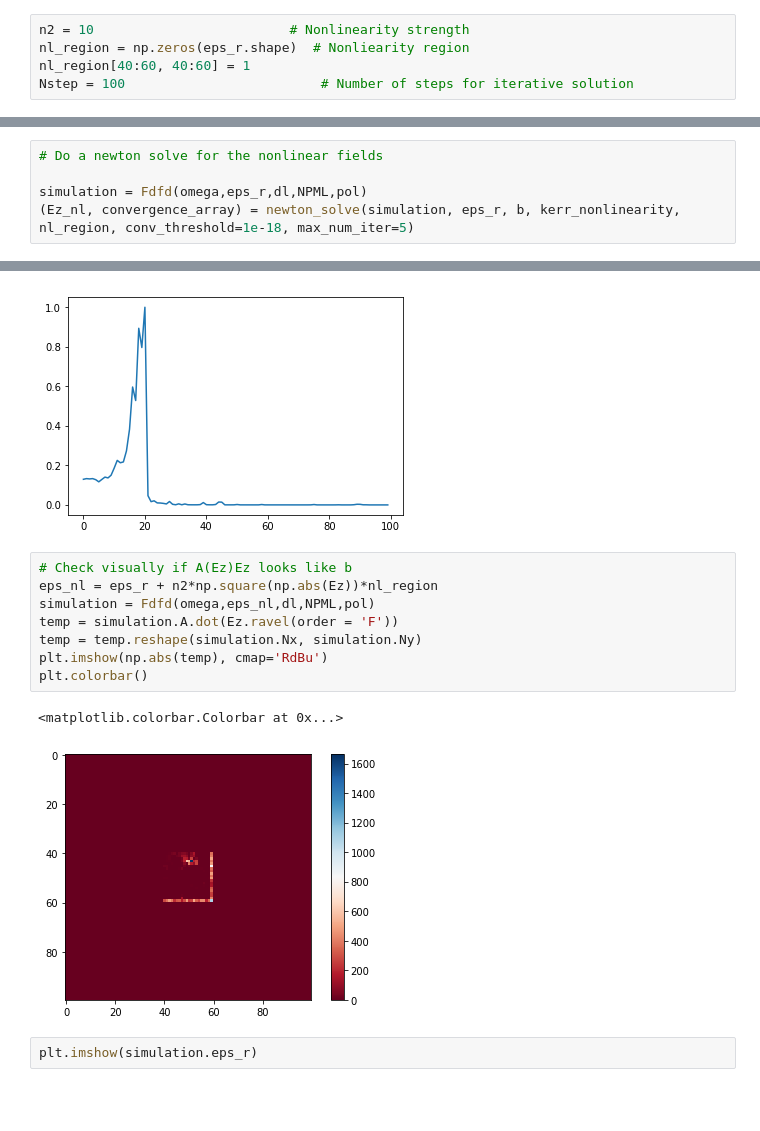
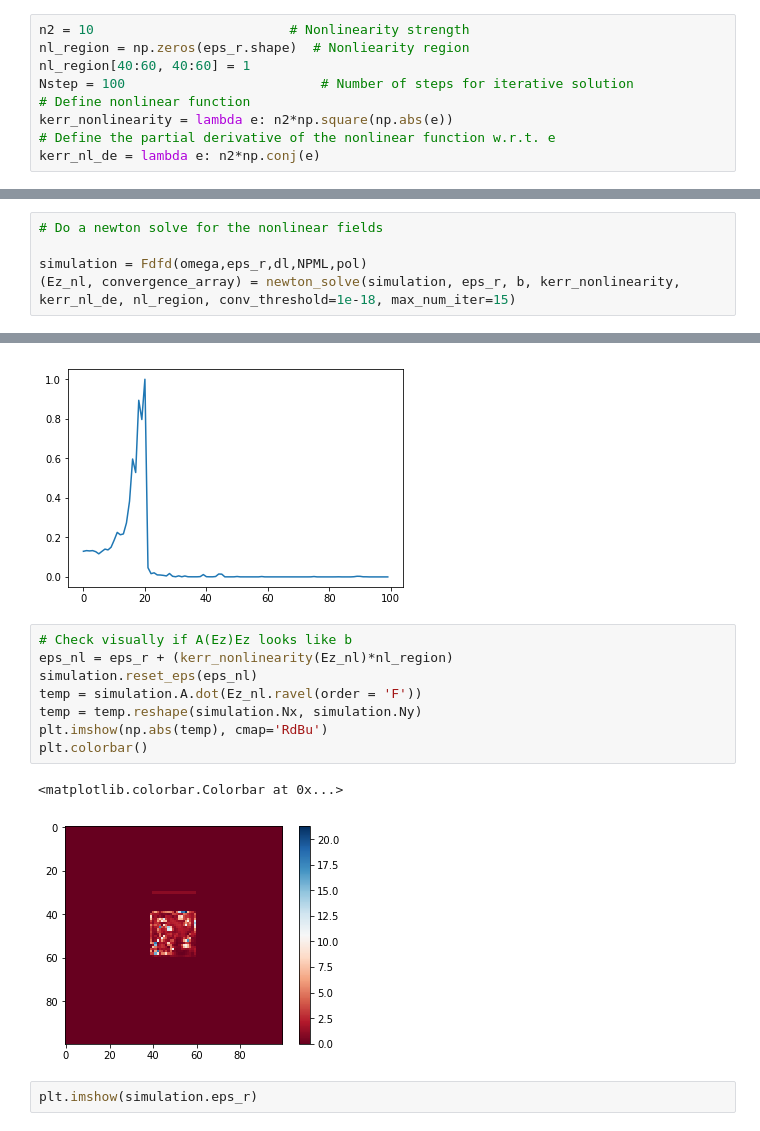
Before and after one commit to fancompute/angler, a Jupyter notebook: Main.ipynb, the cells around one changed output, grey strips where cells are left out. Drawn from its saved outputs; the diff is of its cells as text; blank space fills up the shorter version.

Commit message:
Updated Newton's to include e and e* but still doesn't seem to work

```diff
--- a/Main.ipynb
+++ b/Main.ipynb
@@ -41,5 +41,9 @@ n2 = 10                         # Nonlinearity strength
 nl_region = np.zeros(eps_r.shape)  # Nonliearity region
 nl_region[40:60, 40:60] = 1
 Nstep = 100                         # Number of steps for iterative solution
+# Define nonlinear function
+kerr_nonlinearity = lambda e: n2*np.square(np.abs(e))
+# Define the partial derivative of the nonlinear function w.r.t. e
+kerr_nl_de = lambda e: n2*np.conj(e)
 # %%
 # Do a born solve for the nonlinear fields
@@ -59,7 +62,7 @@ plt.show()
 # Do a newton solve for the nonlinear fields
 
 simulation = Fdfd(omega,eps_r,dl,NPML,pol)
-(Ez_nl, convergence_array) = newton_solve(simulation, eps_r, b, kerr_nonlinearity, nl_region, conv_threshold=1e-18, max_num_iter=5)
+(Ez_nl, convergence_array) = newton_solve(simulation, eps_r, b, kerr_nonlinearity, kerr_nl_de, nl_region, conv_threshold=1e-18, max_num_iter=15)
 # %%
 plt.plot(convergence_array)
 plt.yscale('log')
@@ -151,15 +154,15 @@ plt.plot(range(0, Nstep), conv_param)
 [figure]
 # %%
 # Check visually if A(Ez)Ez looks like b
-eps_nl = eps_r + n2*np.square(np.abs(Ez))*nl_region
-simulation = Fdfd(omega,eps_nl,dl,NPML,pol)
-temp = simulation.A.dot(Ez.ravel(order = 'F'))
+eps_nl = eps_r + (kerr_nonlinearity(Ez_nl)*nl_region)
+simulation.reset_eps(eps_nl)
+temp = simulation.A.dot(Ez_nl.ravel(order = 'F'))
 temp = temp.reshape(simulation.Nx, simulation.Ny)
 plt.imshow(np.abs(temp), cmap='RdBu')
 plt.colorbar()
 # %% [output]
 <matplotlib.colorbar.Colorbar at 0x...>
-[figure, old version]
+[figure, new version]
 # %%
 plt.imshow(simulation.eps_r)
 # %% [output]
```
Also changed, not shown: parts of 4 cells of this notebook, 1 other file.
